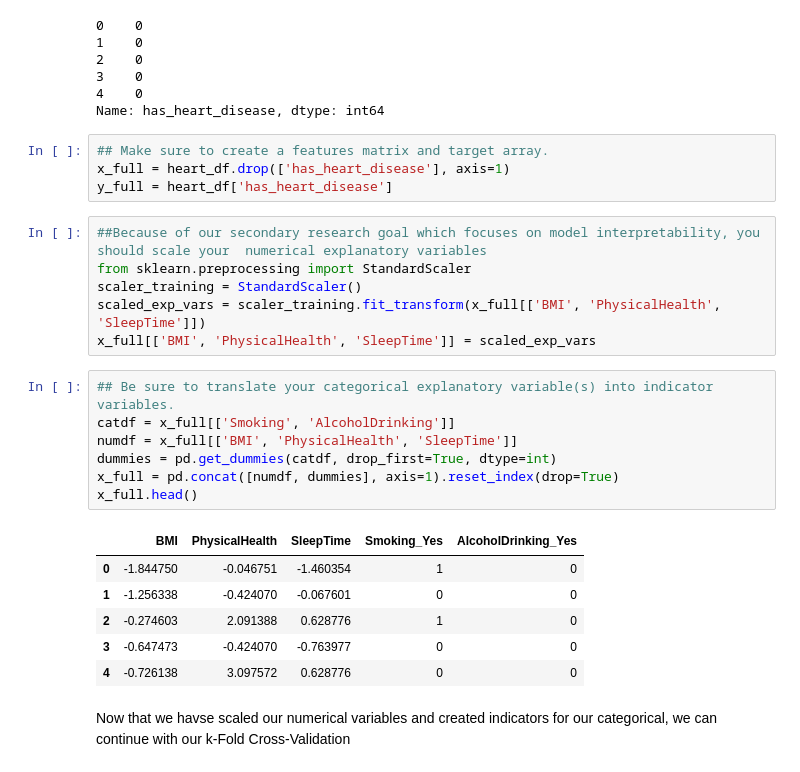
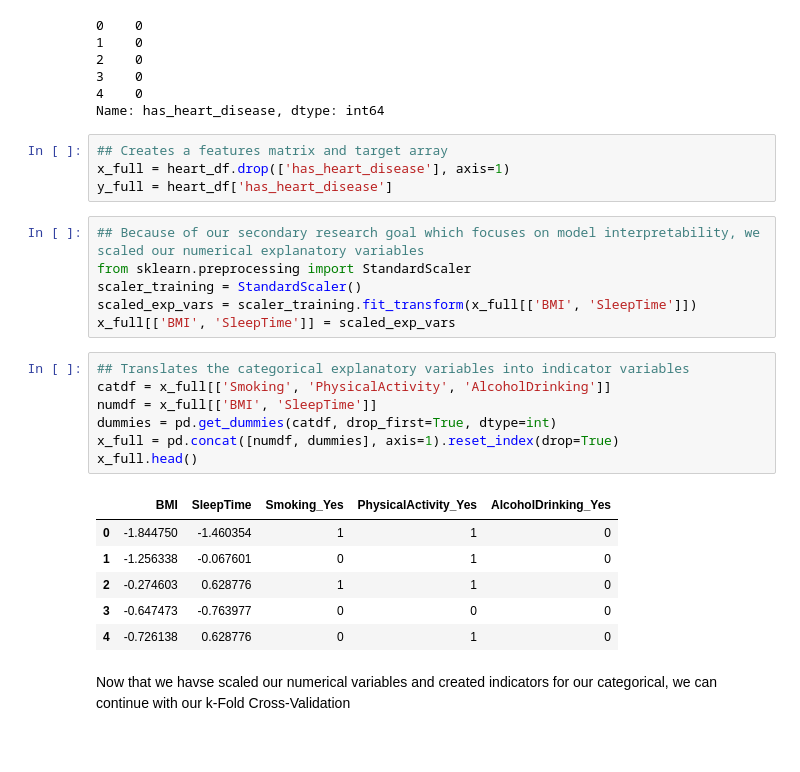
Before and after one commit to ariasalejandra/final_project_stat207, a Jupyter notebook: Final_Project_Alejandra_Shriya_Nathan.ipynb, the cells around one changed output. Cells and saved outputs as stored; diff of their text form.

```diff
--- a/Final_Project_Alejandra_Shriya_Nathan.ipynb
+++ b/Final_Project_Alejandra_Shriya_Nathan.ipynb
@@ -276,29 +267,29 @@ heart_df['has_heart_disease'].head()
 4    0
 Name: has_heart_disease, dtype: int64
 # %%
-## Make sure to create a features matrix and target array.
+## Creates a features matrix and target array
 x_full = heart_df.drop(['has_heart_disease'], axis=1)
 y_full = heart_df['has_heart_disease']
 # %%
-##Because of our secondary research goal which focuses on model interpretability, you should scale your  numerical explanatory variables
+## Because of our secondary research goal which focuses on model interpretability, we scaled our numerical explanatory variables
 from sklearn.preprocessing import StandardScaler
 scaler_training = StandardScaler()
-scaled_exp_vars = scaler_training.fit_transform(x_full[['BMI', 'PhysicalHealth', 'SleepTime']])
-x_full[['BMI', 'PhysicalHealth', 'SleepTime']] = scaled_exp_vars
+scaled_exp_vars = scaler_training.fit_transform(x_full[['BMI', 'SleepTime']])
+x_full[['BMI', 'SleepTime']] = scaled_exp_vars
 # %%
-## Be sure to translate your categorical explanatory variable(s) into indicator variables.
-catdf = x_full[['Smoking', 'AlcoholDrinking']]
-numdf = x_full[['BMI', 'PhysicalHealth', 'SleepTime']]
+## Translates the categorical explanatory variables into indicator variables
+catdf = x_full[['Smoking', 'PhysicalActivity', 'AlcoholDrinking']]
+numdf = x_full[['BMI', 'SleepTime']]
 dummies = pd.get_dummies(catdf, drop_first=True, dtype=int)
 x_full = pd.concat([numdf, dummies], axis=1).reset_index(drop=True)
 x_full.head()
 # %% [output]
-|  | BMI | PhysicalHealth | SleepTime | Smoking_Yes | AlcoholDrinking_Yes |
-| 0 | -1.844750 | -0.046751 | -1.460354 | 1 | 0 |
-| 1 | -1.256338 | -0.424070 | -0.067601 | 0 | 0 |
-| 2 | -0.274603 | 2.091388 | 0.628776 | 1 | 0 |
-| 3 | -0.647473 | -0.424070 | -0.763977 | 0 | 0 |
-| 4 | -0.726138 | 3.097572 | 0.628776 | 0 | 0 |
+|  | BMI | SleepTime | Smoking_Yes | PhysicalActivity_Yes | AlcoholDrinking_Yes |
+| 0 | -1.844750 | -1.460354 | 1 | 1 | 0 |
+| 1 | -1.256338 | -0.067601 | 0 | 1 | 0 |
+| 2 | -0.274603 | 0.628776 | 1 | 1 | 0 |
+| 3 | -0.647473 | -0.763977 | 0 | 0 | 0 |
+| 4 | -0.726138 | 0.628776 | 0 | 1 | 0 |
 # %% [markdown]
 Now that we havse scaled our numerical variables and created indicators for our categorical, we can continue with our k-Fold Cross-Validation
 # %% [markdown]
```
Also changed, not shown: parts of 55 cells of this notebook.
